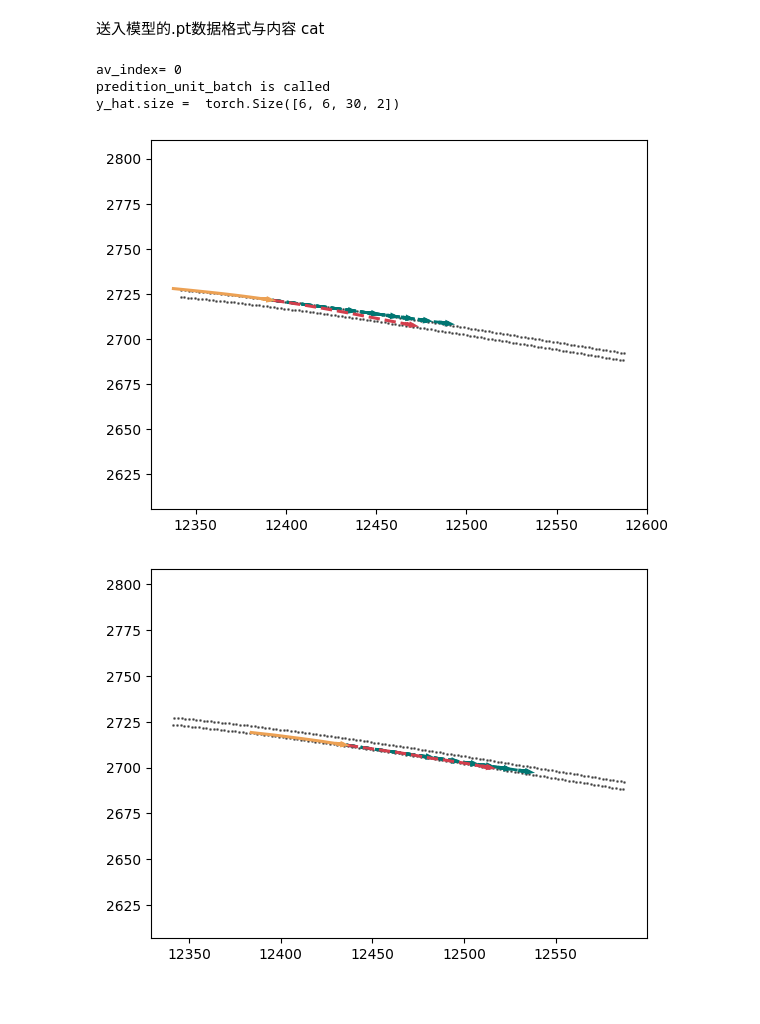
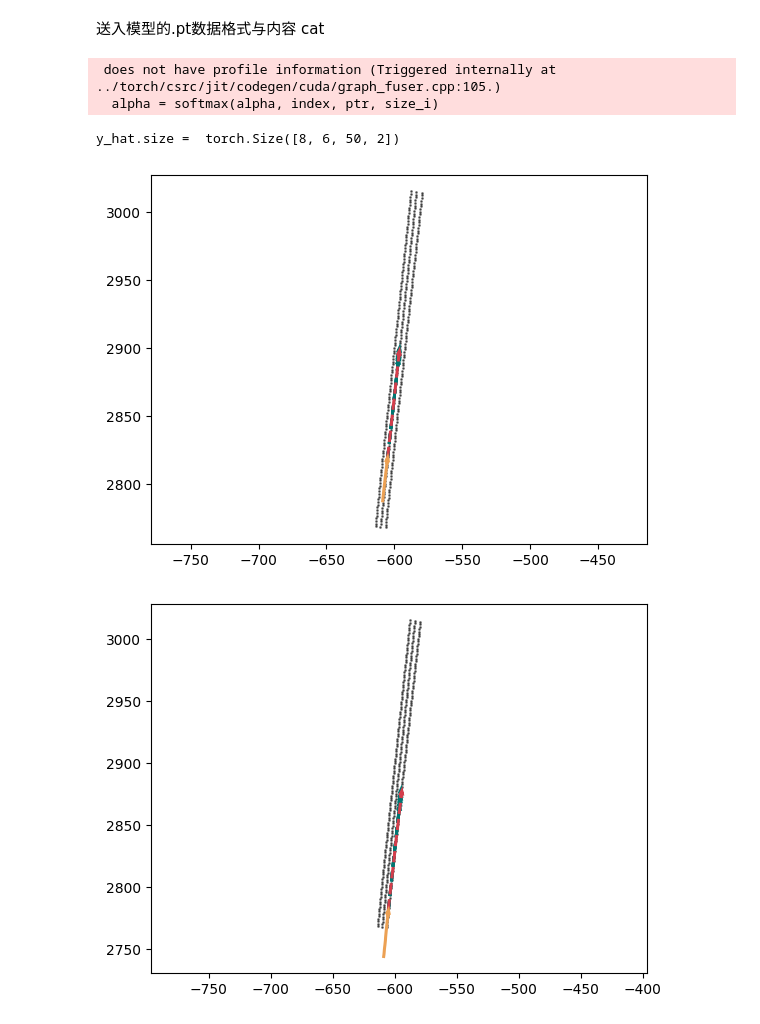
Before and after one commit to AlonZhao/HiVT, a Jupyter notebook: result_viz.ipynb, the cells around one changed output. Drawn from its saved outputs; the diff is of its cells as text; code cells hidden in the pictures.

```diff
--- a/result_viz.ipynb
+++ b/result_viz.ipynb
@@ -97,16 +97,20 @@ def plot_single_vehicle(
             head_width=1.0,
         )
 # %%
-model_unit = HiVT.load_from_checkpoint('/home/alon/Learning/HiVT/lightning_logs/version_26/checkpoints/epoch=63-step=659071.ckpt', parallel=True)
+# model_unit = HiVT.load_from_checkpoint('/home/alon/Learning/HiVT/checkpoints/HiVT-64/checkpoints/epoch=63-step=411903.ckpt', parallel=True)
+model_unit = HiVT.load_from_checkpoint('/home/alon/Learning/HiVT/lightning_logs/version_57/checkpoints/epoch=34-step=269849.ckpt', parallel=True)
+
 info_ = model_unit.eval()
 # %% [markdown]
 送入模型的.pt数据格式与内容 cat
 # %%
 
 # test_data = torch.load('/home/alon/Learning/HiVT/mini_data/44.pt')
-test_data = torch.load('/home/alon/Learning/HiVT/pre-process/data_collection_CHERY_E0Y_10034_EVENT_MANUAL_2024-08-21-10-56-27_19.pt')
+# test_data = torch.load('/home/alon/Learning/HiVT/pre-process/data_collection_CHERY_E0Y_10034_EVENT_MANUAL_2024-08-21-10-56-27_19.pt')
+test_data = torch.load('/home/alon/Learning/HiVT/data_root/val/processed/data_collection_CHERY_E0Y_10034_EVENT_MANUAL_2024-08-23-15-00-34_no_camera_39.pt')
 
-print('av_index=',test_data['av_index'])
+# print('padding_mask =',test_data['padding_mask'])
+# print('av_index =',test_data['av_index'])
 with torch.no_grad():
     y_hat_agent, pi_agent, seq_id ,position_sce= model_unit.predition_unit_batch(test_data,batch_idx=0)
 y_hat_agent = y_hat_agent.permute(0, 1, 2, 3)
@@ -116,35 +120,35 @@ full_traj = position_sce
 if full_traj.is_cuda:
     full_traj = full_traj.cpu()
 
 full_traj_np = full_traj.numpy()
 raw_lane_pos = test_data['raw_lane_pos']
 raw_lane_pos_np = raw_lane_pos.cpu().numpy()
 index_agent = test_data['agent_index']
 av_agent = test_data['av_index']
 complete_idx = test_data['complete_samples']
 
 for i in  complete_idx:
     actor_to_show = i
     sample_past_trajectory = full_traj[actor_to_show,:20,:]
     sample_groundtruth = full_traj[actor_to_show,20:,:]
     full_truth = full_traj_np[actor_to_show]
     sample_forecasted_trajectories = [pred_traj_np[actor_to_show][i] for i in range(pred_traj_np.shape[1])]
     # orange red green: past future prediction
     plot_single_vehicle(sample_past_trajectory,sample_groundtruth,sample_forecasted_trajectories)
     plt.scatter(
     raw_lane_pos_np[:, 0],
     raw_lane_pos_np[:, 1],
     color="#000000",
     label="Lane",
     alpha=0.5,
     s = 1,
     zorder=10)
     plt.axis('equal')
     plt.show()
     plt.close()
 # %% [output]
-av_index= 0
-predition_unit_batch is called
-y_hat.size =  torch.Size([6, 6, 30, 2])
+ does not have profile information (Triggered internally at ../torch/csrc/jit/codegen/cuda/graph_fuser.cpp:105.)
+  alpha = softmax(alpha, index, ptr, size_i)
+y_hat.size =  torch.Size([8, 6, 50, 2])
-[figure, old version]
+[figure, new version]
-[figure, old version]
+[figure, new version]
```
Also changed, not shown: parts of 1 cell of this notebook, 18 other files.
